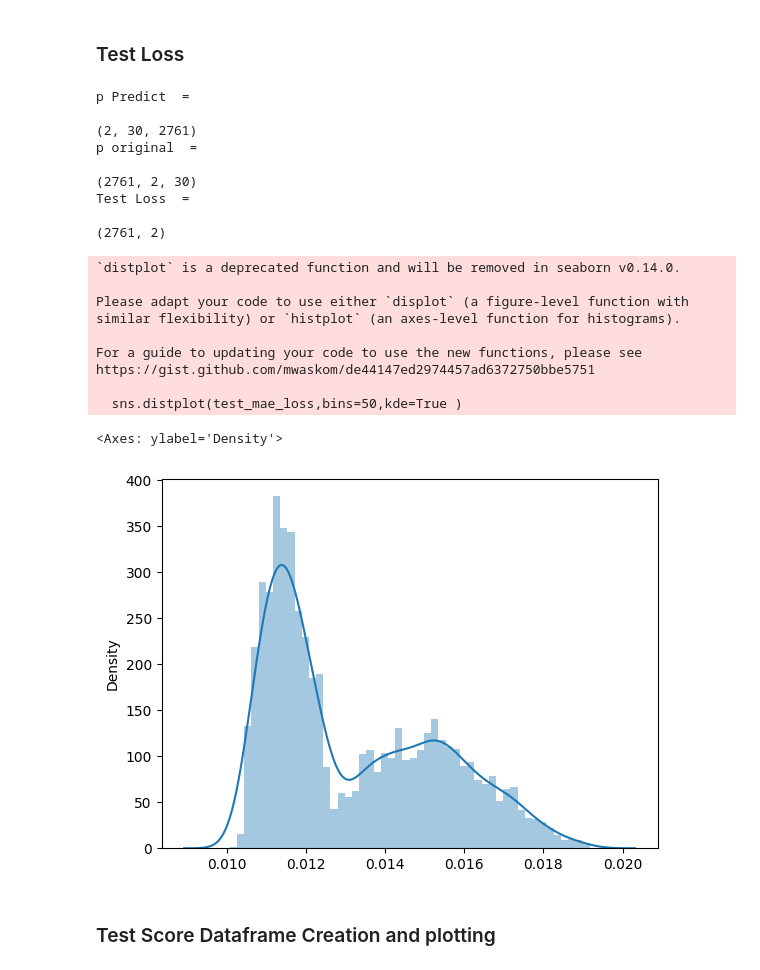
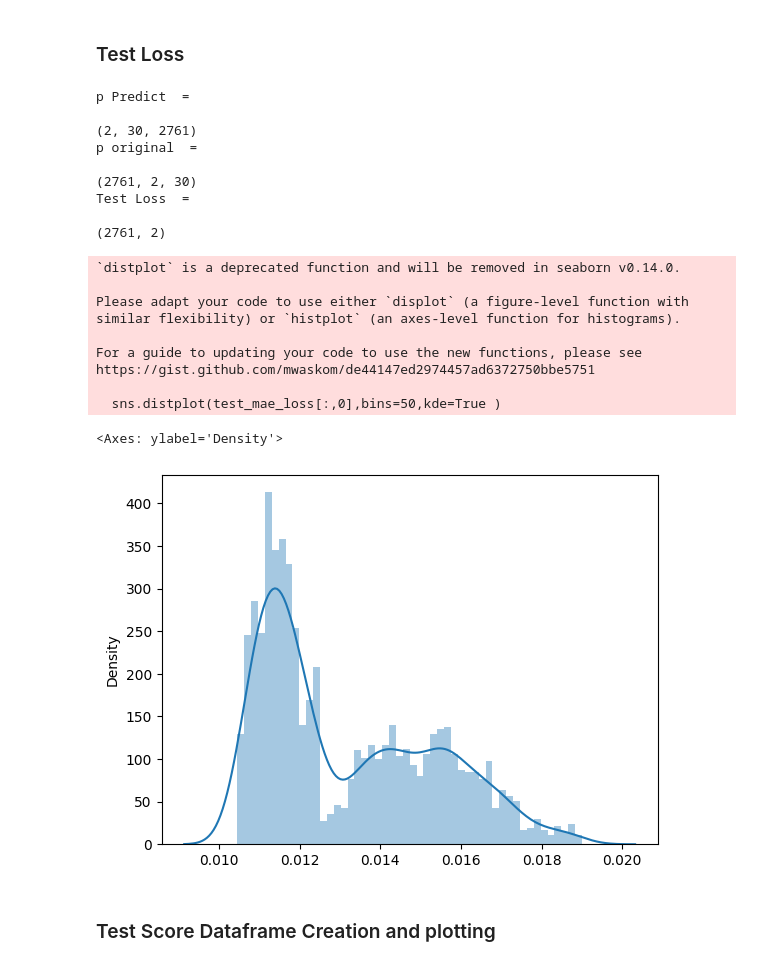
Before and after one commit to abdul2k10023/ML_CAN_IDS, a Jupyter notebook: multi_IDs.ipynb, the cells around one changed output. Cells and saved outputs as stored; diff of their text form; code cells hidden in the pictures.

```diff
--- a/multi_IDs.ipynb
+++ b/multi_IDs.ipynb
@@ -317,42 +548,42 @@ print(a)
 # %% [markdown]
 ### Test Loss
 # %%
-THRESHOLD = 0.05
+THRESHOLD = 0.030
 
 x_test_predict = reconstructed_model.predict(p, verbose=0)
 p_test_predict = np.reshape(x_test_predict,(2,30,-1))
 p_predict = np.reshape(p,(2,30,-1))
 test_mae_loss = np.mean(np.abs(p_test_predict - p_predict), axis=1)
 test_mae_loss = np.reshape(test_mae_loss,(-1,2))
 # sns.distplot(train_mae_loss,bins=50,kde=True )
 print("p Predict  = \n")
 print(p_predict.shape)
 print("p original  = \n")
 print(p.shape)
 print("Test Loss  = \n")
 print(test_mae_loss.shape)
-sns.distplot(test_mae_loss,bins=50,kde=True )
+sns.distplot(test_mae_loss[:,0],bins=50,kde=True )
 # %% [output]
 p Predict  =
 
 (2, 30, 2761)
 p original  =
 
 (2761, 2, 30)
 Test Loss  =
 
 (2761, 2)
 `distplot` is a deprecated function and will be removed in seaborn v0.14.0.
 
 Please adapt your code to use either `displot` (a figure-level function with
 similar flexibility) or `histplot` (an axes-level function for histograms).
 
 For a guide to updating your code to use the new functions, please see
 https://gist.github.com/mwaskom/de44147ed2974457ad6372750bbe5751
 
-  sns.distplot(test_mae_loss,bins=50,kde=True )
+  sns.distplot(test_mae_loss[:,0],bins=50,kde=True )
 <Axes: ylabel='Density'>
-[figure, old version]
+[figure, new version]
 # %% [markdown]
 ### Test Score Dataframe Creation and plotting
 # %%
```
Also changed, not shown: parts of 15 cells of this notebook.
